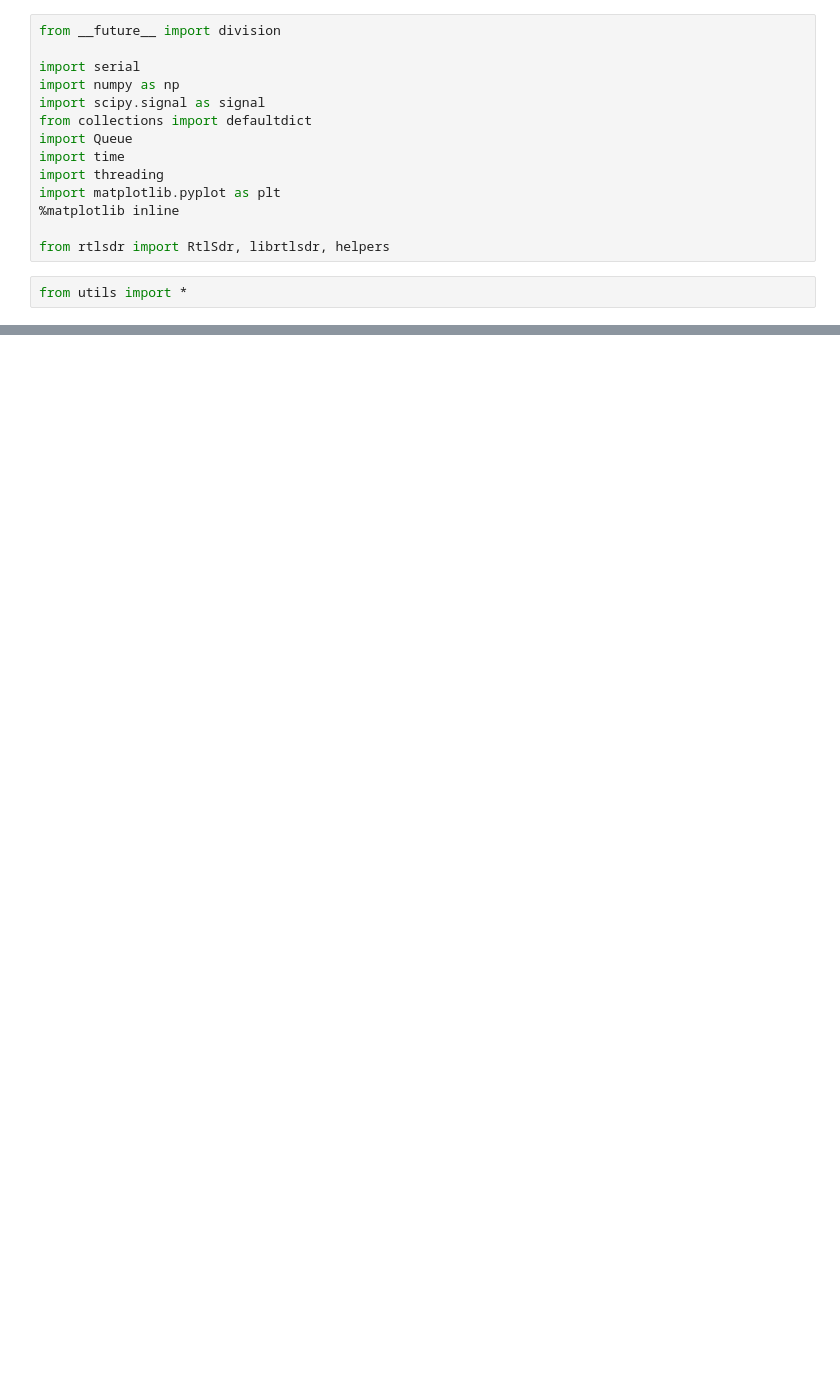
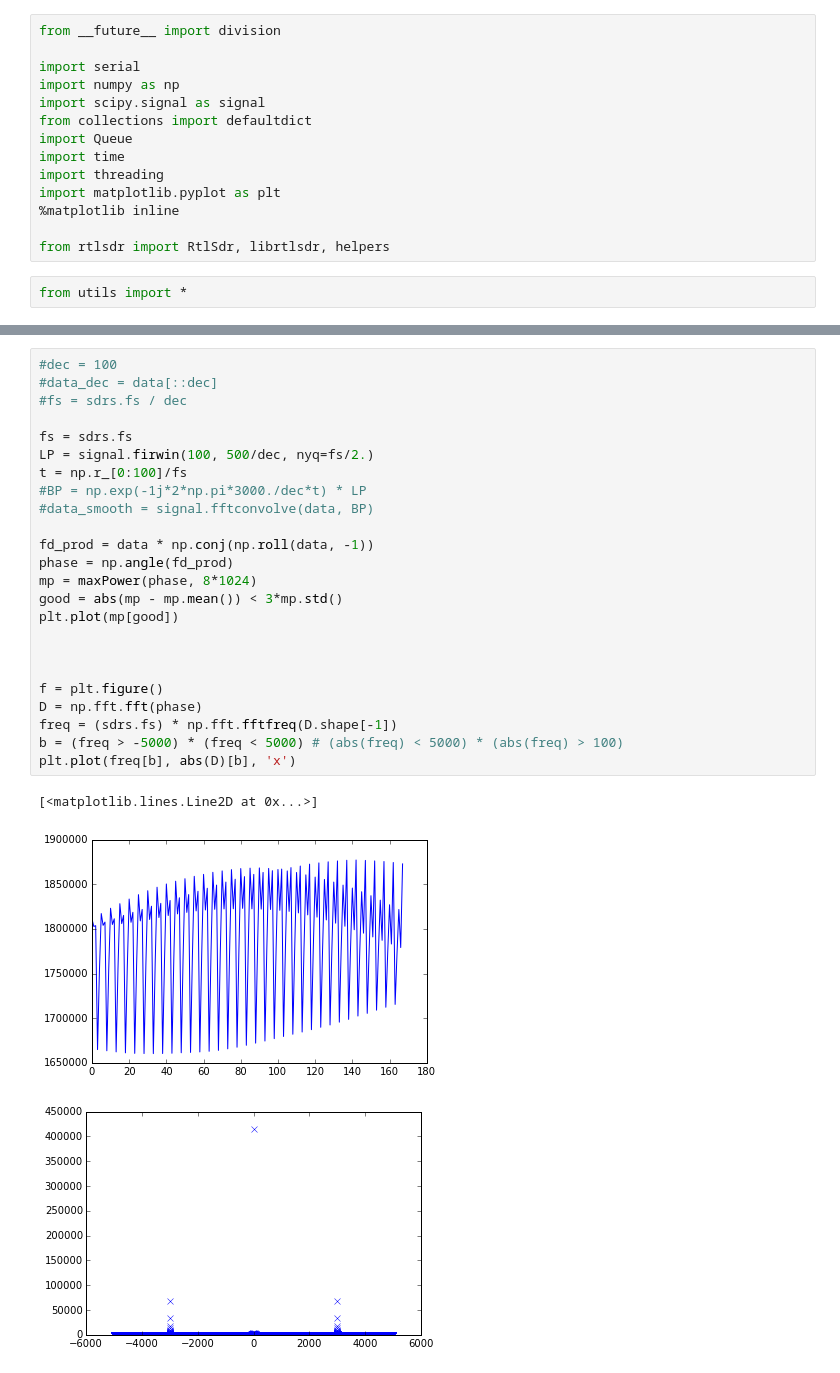
Before and after one commit to gkahn13/radioloc, a Jupyter notebook: servo_serial.ipynb, the cells around one changed output, grey strips where cells are left out. Saved outputs shown, nothing was run; the diff lists cells and outputs as text; blank space fills up the shorter version.

```diff
--- a/servo_serial.ipynb
+++ b/servo_serial.ipynb
@@ -359 +443,29 @@ Exception
+# %%
+#dec = 100
+#data_dec = data[::dec]
+#fs = sdrs.fs / dec
+
+fs = sdrs.fs
+LP = signal.firwin(100, 500/dec, nyq=fs/2.)
+t = np.r_[0:100]/fs
+#BP = np.exp(-1j*2*np.pi*3000./dec*t) * LP
+#data_smooth = signal.fftconvolve(data, BP)
+
+fd_prod = data * np.conj(np.roll(data, -1))
+phase = np.angle(fd_prod)
+mp = maxPower(phase, 8*1024)
+good = abs(mp - mp.mean()) < 3*mp.std()
+plt.plot(mp[good])
+
+
+
+f = plt.figure()
+D = np.fft.fft(phase)
+freq = (sdrs.fs) * np.fft.fftfreq(D.shape[-1])
+b = (freq > -5000) * (freq < 5000) # (abs(freq) < 5000) * (abs(freq) > 100)
+plt.plot(freq[b], abs(D)[b], 'x')
+# %% [output]
+[<matplotlib.lines.Line2D at 0x...>]
+[figure, added]
+[figure, added]
 # %%
```
Also changed, not shown: parts of 16 cells of this notebook, 2 other files.
